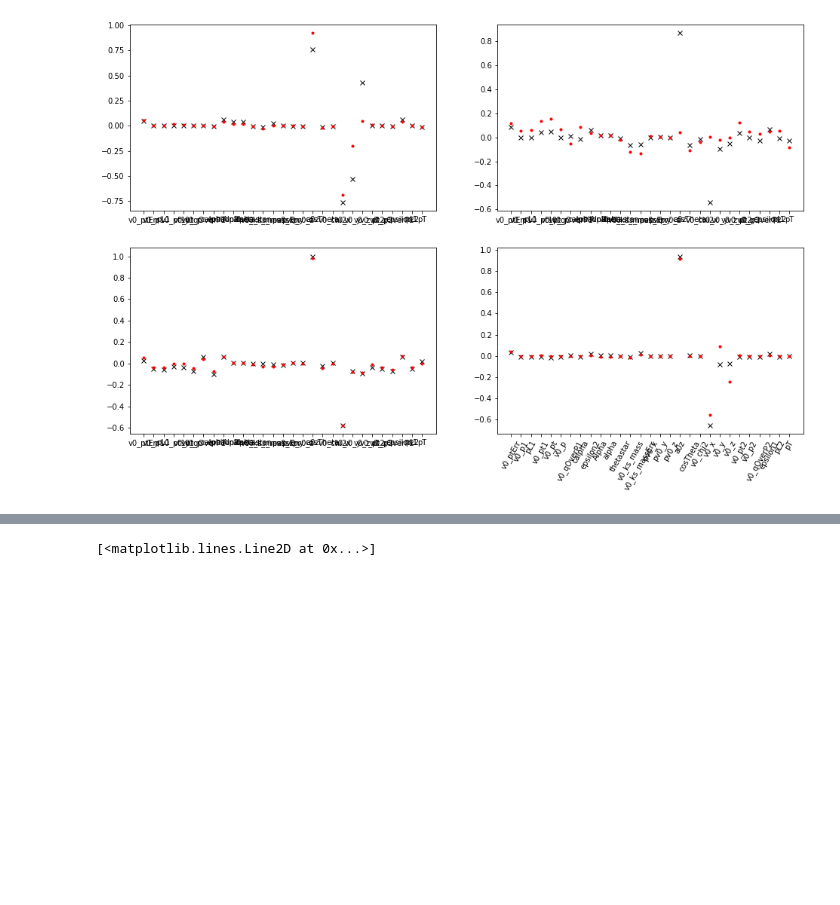
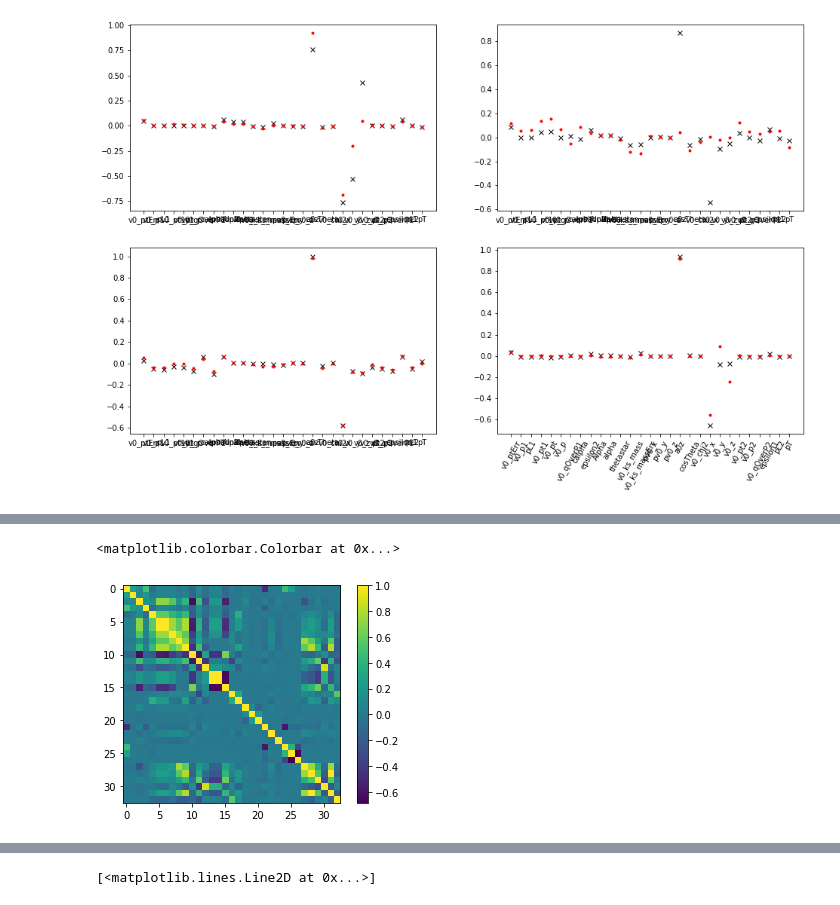
Before and after one commit to Vinther901/PUK, a Jupyter notebook: decorrelate.ipynb, the cells around one changed output, grey strips where cells are left out. Cells and saved outputs as stored; diff of their text form; code cells hidden in the pictures; blank space fills up the shorter version.

Commit message:
added linear calibration/decorrelation

```diff
--- a/decorrelate.ipynb
+++ b/decorrelate.ipynb
@@ -153,0 +141,16 @@ Linear fit:
+# %%
+def linear_decorrelate(x,y):
+    c = np.cov(x,y)
+    beta = c[0,1]/c[0,0]
+    alpha = y.mean() - beta*x.mean()
+    return y - (beta*x + alpha)
+
+for x_feat in f5:
+    for y_feat in f4:
+        data[y_feat] = linear_decorrelate(data[x_feat],data[y_feat])
+# %%
+plt.imshow(data[f4+f5].corr())
+plt.colorbar()
+# %% [output]
+<matplotlib.colorbar.Colorbar at 0x...>
+[figure, added]
```
Also changed, not shown: parts of 12 cells of this notebook.
